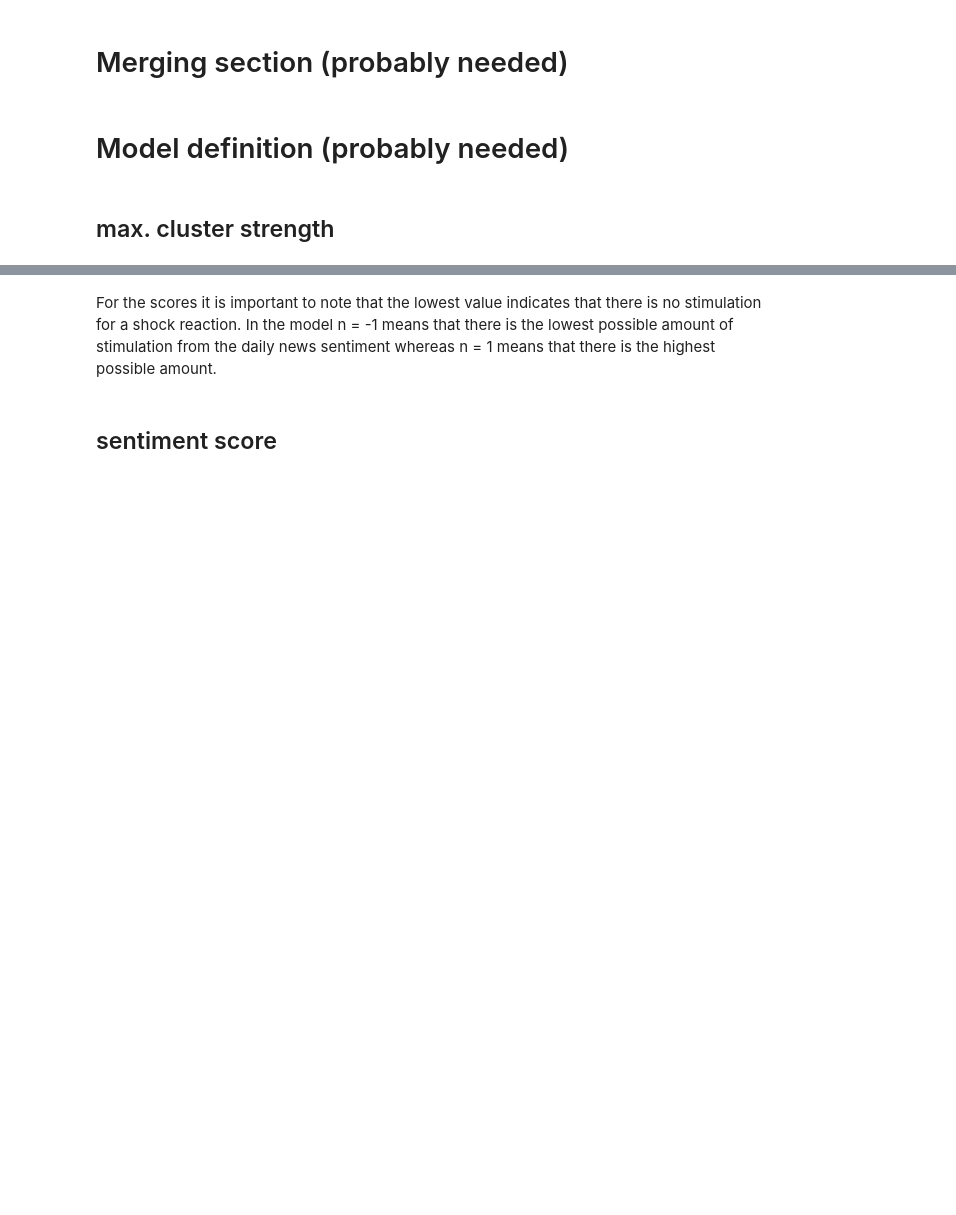
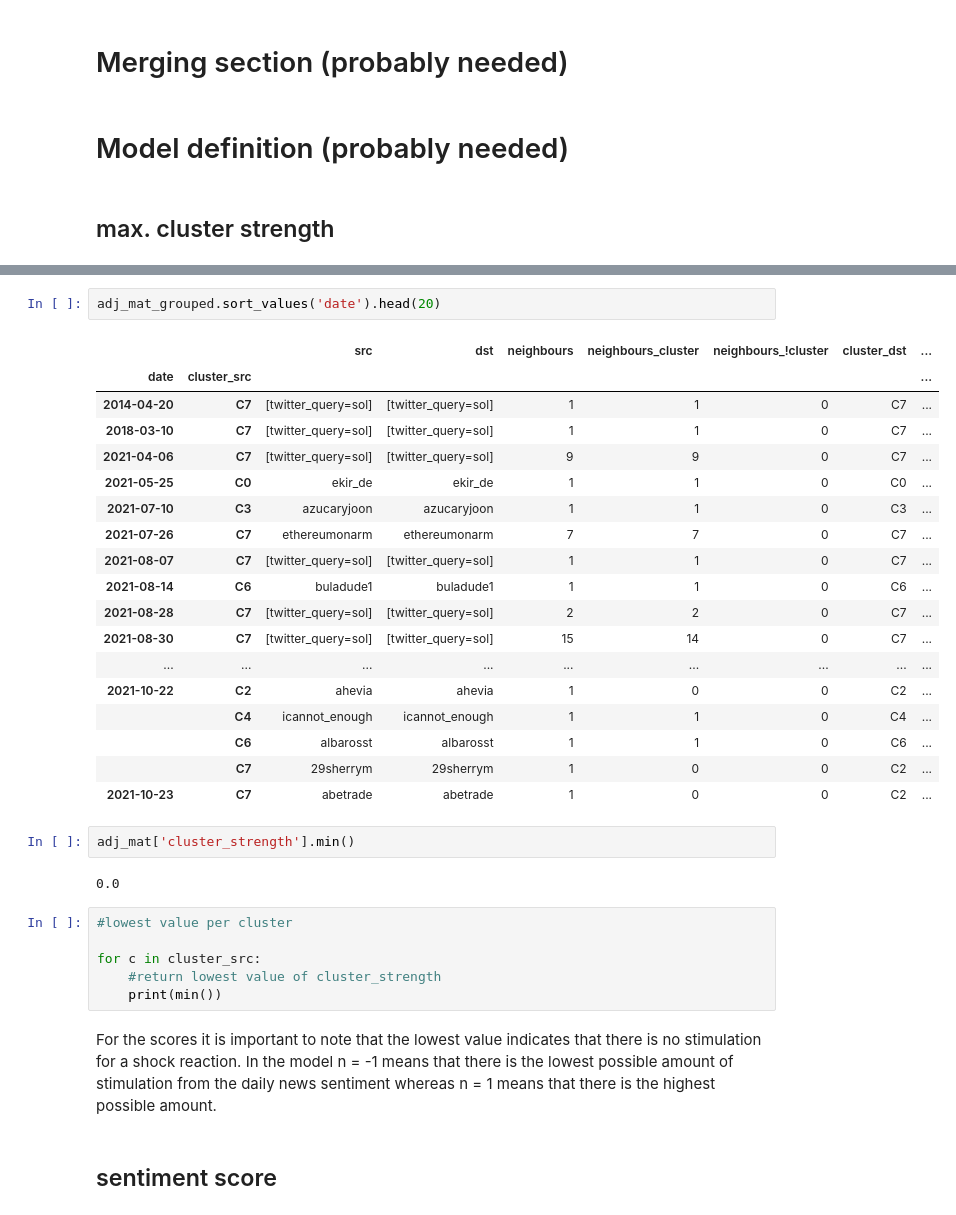
Before and after one commit to christianschwendner/coins_2122, a Jupyter notebook: Model/Model.ipynb, the cells around one changed output, grey strips where cells are left out. Cells and saved outputs as stored; diff of their text form; blank space fills up the shorter version.

```diff
--- a/Model/Model.ipynb
+++ b/Model/Model.ipynb
@@ -161,3 +258,34 @@ BTC
+# %%
+adj_mat_grouped.sort_values('date').head(20)
+# %% [output]
+|  |  | src | dst | neighbours | neighbours_cluster | neighbours_!cluster | cluster_dst | ... |
+| date | cluster_src |  |  |  |  |  |  | ... |
+| 2014-04-20 | C7 | [twitter_query=sol] | [twitter_query=sol] | 1 | 1 | 0 | C7 | ... |
+| 2018-03-10 | C7 | [twitter_query=sol] | [twitter_query=sol] | 1 | 1 | 0 | C7 | ... |
+| 2021-04-06 | C7 | [twitter_query=sol] | [twitter_query=sol] | 9 | 9 | 0 | C7 | ... |
+| 2021-05-25 | C0 | ekir_de | ekir_de | 1 | 1 | 0 | C0 | ... |
+| 2021-07-10 | C3 | azucaryjoon | azucaryjoon | 1 | 1 | 0 | C3 | ... |
+| 2021-07-26 | C7 | ethereumonarm | ethereumonarm | 7 | 7 | 0 | C7 | ... |
+| 2021-08-07 | C7 | [twitter_query=sol] | [twitter_query=sol] | 1 | 1 | 0 | C7 | ... |
+| 2021-08-14 | C6 | buladude1 | buladude1 | 1 | 1 | 0 | C6 | ... |
+| 2021-08-28 | C7 | [twitter_query=sol] | [twitter_query=sol] | 2 | 2 | 0 | C7 | ... |
+| 2021-08-30 | C7 | [twitter_query=sol] | [twitter_query=sol] | 15 | 14 | 0 | C7 | ... |
+| ... | ... | ... | ... | ... | ... | ... | ... | ... |
+| 2021-10-22 | C2 | ahevia | ahevia | 1 | 0 | 0 | C2 | ... |
+|  | C4 | icannot_enough | icannot_enough | 1 | 1 | 0 | C4 | ... |
+|  | C6 | albarosst | albarosst | 1 | 1 | 0 | C6 | ... |
+|  | C7 | 29sherrym | 29sherrym | 1 | 0 | 0 | C2 | ... |
+| 2021-10-23 | C7 | abetrade | abetrade | 1 | 0 | 0 | C2 | ... |
+# %%
+adj_mat['cluster_strength'].min()
+# %% [output]
+0.0
+# %%
+#lowest value per cluster
+
+for c in cluster_src:
+    #return lowest value of cluster_strength
+    print(min())
 # %% [markdown]
 For the scores it is important to note that the lowest value indicates that there is no stimulation for a shock reaction.
 In the model n = -1 means that there is the lowest possible amount of stimulation from the daily news sentiment whereas n = 1 means that there is the highest possible amount.
```
Also changed, not shown: parts of 14 cells of this notebook.
